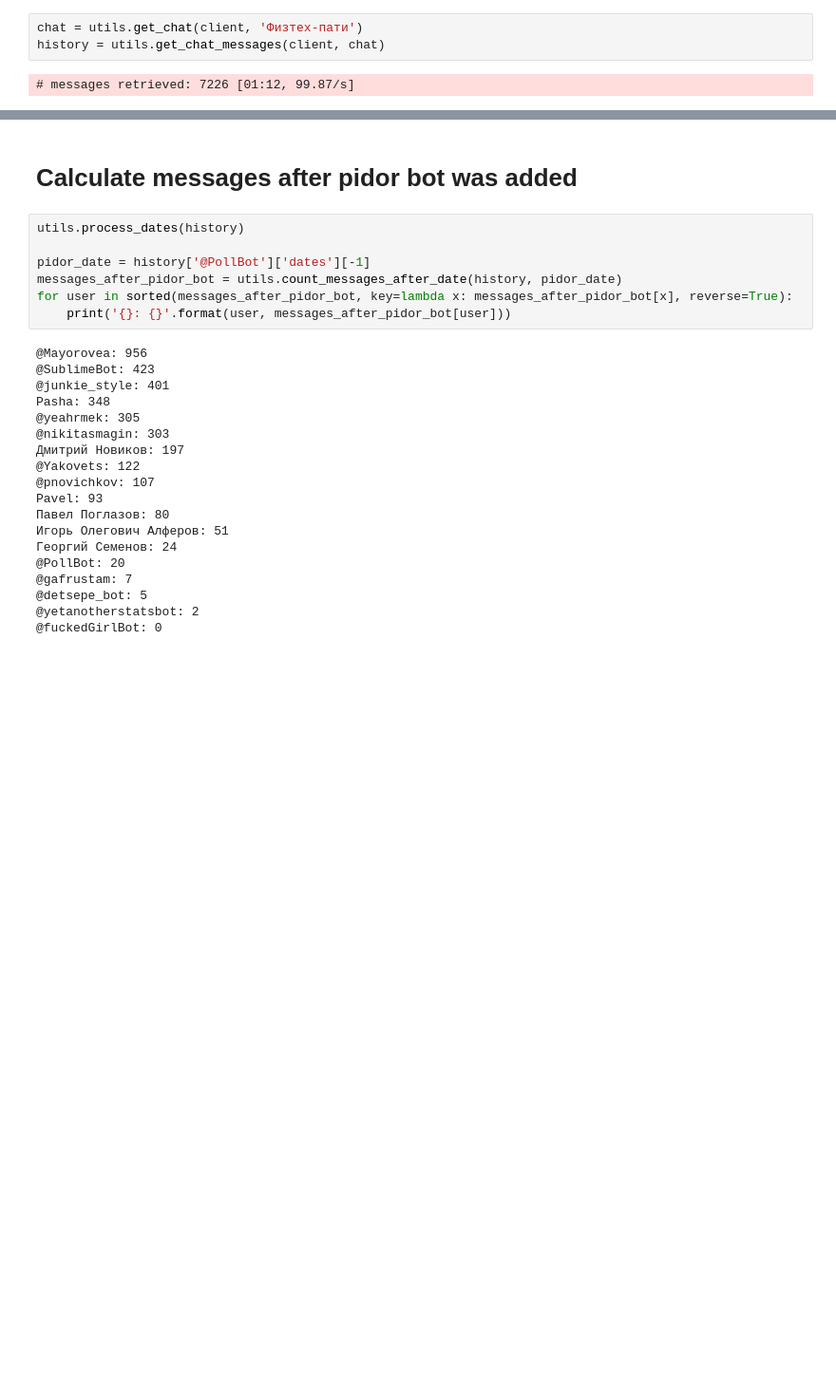
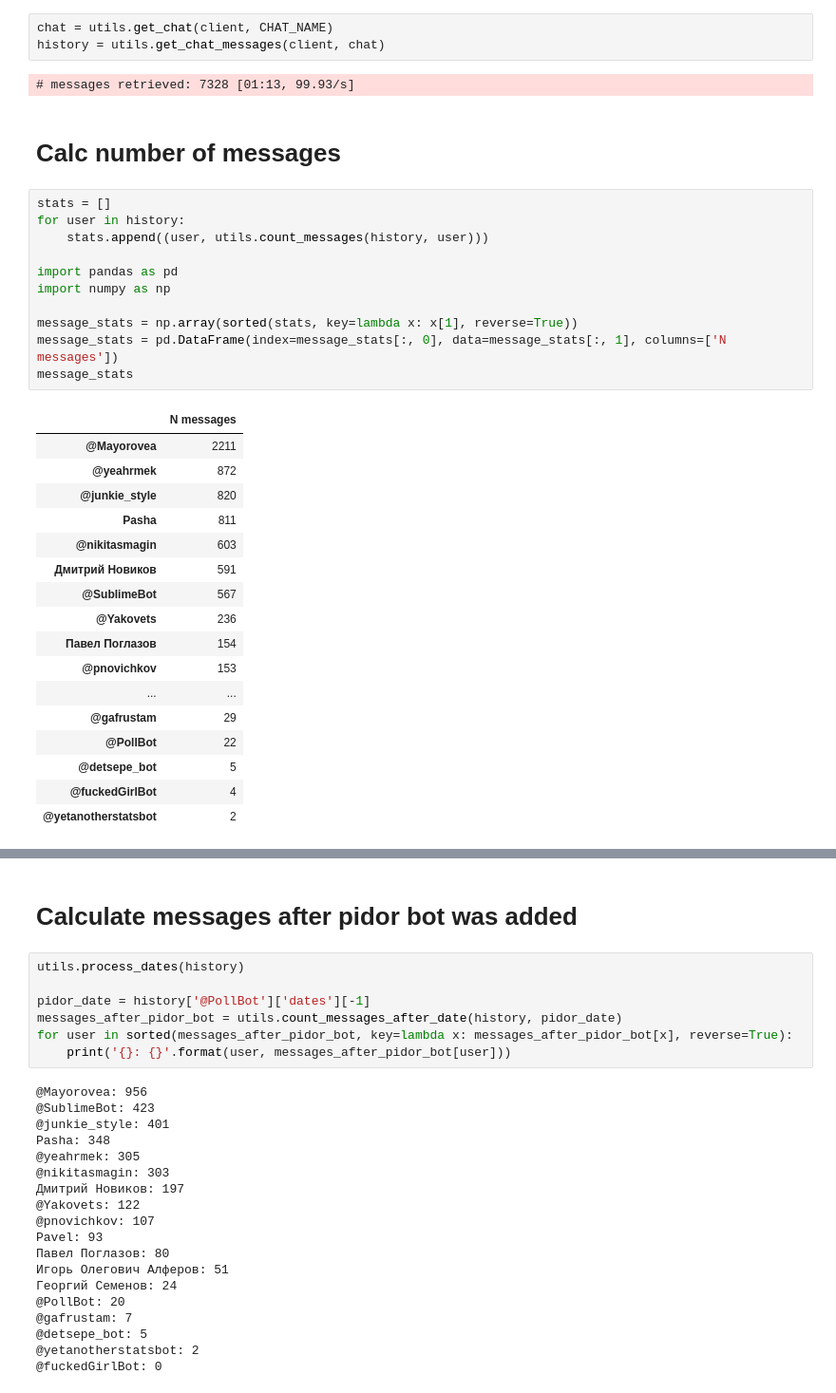
Before and after one commit to Arta13488/leo8, a Jupyter notebook: telethon.ipynb, the cells around one changed output, grey strips where cells are left out. Shown: that part at 95% size. Saved outputs shown, nothing was run; the diff lists cells and outputs as text; blank space fills up the shorter version.

```diff
--- a/telethon.ipynb
+++ b/telethon.ipynb
@@ -23,5 +27,36 @@ SyntaxError: invalid syntax (<ipython-input-1-a4d559e70267>, line 6)
 # %%
-chat = utils.get_chat(client, 'Физтех-пати')
+chat = utils.get_chat(client, CHAT_NAME)
 history = utils.get_chat_messages(client, chat)
 # %% [output]
-# messages retrieved: 7226 [01:12, 99.87/s]
+# messages retrieved: 7328 [01:13, 99.93/s]
+# %% [markdown]
+# Calc number of messages
+# %%
+stats = []
+for user in history:
+    stats.append((user, utils.count_messages(history, user)))
+
+import pandas as pd
+import numpy as np
+
+message_stats = np.array(sorted(stats, key=lambda x: x[1], reverse=True))
+message_stats = pd.DataFrame(index=message_stats[:, 0], data=message_stats[:, 1], columns=['N messages'])
+message_stats
+# %% [output]
+|  | N messages |
+| @Mayorovea | 2211 |
+| @yeahrmek | 872 |
+| @junkie_style | 820 |
+| Pasha | 811 |
+| @nikitasmagin | 603 |
+| Дмитрий Новиков | 591 |
+| @SublimeBot | 567 |
+| @Yakovets | 236 |
+| Павел Поглазов | 154 |
+| @pnovichkov | 153 |
+| ... | ... |
+| @gafrustam | 29 |
+| @PollBot | 22 |
+| @detsepe_bot | 5 |
+| @fuckedGirlBot | 4 |
+| @yetanotherstatsbot | 2 |
```
Also changed, not shown: parts of 18 cells of this notebook, 2 other files.
